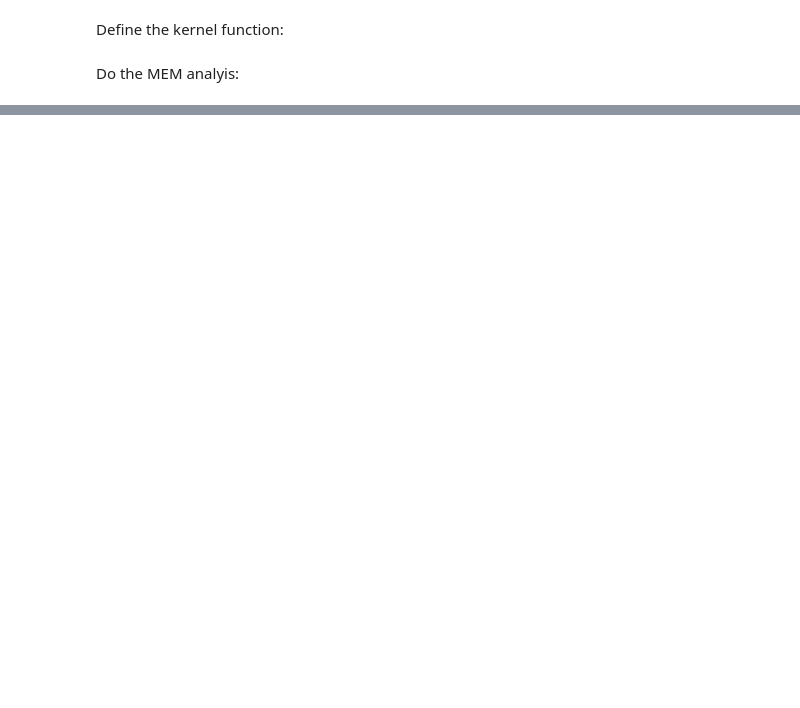
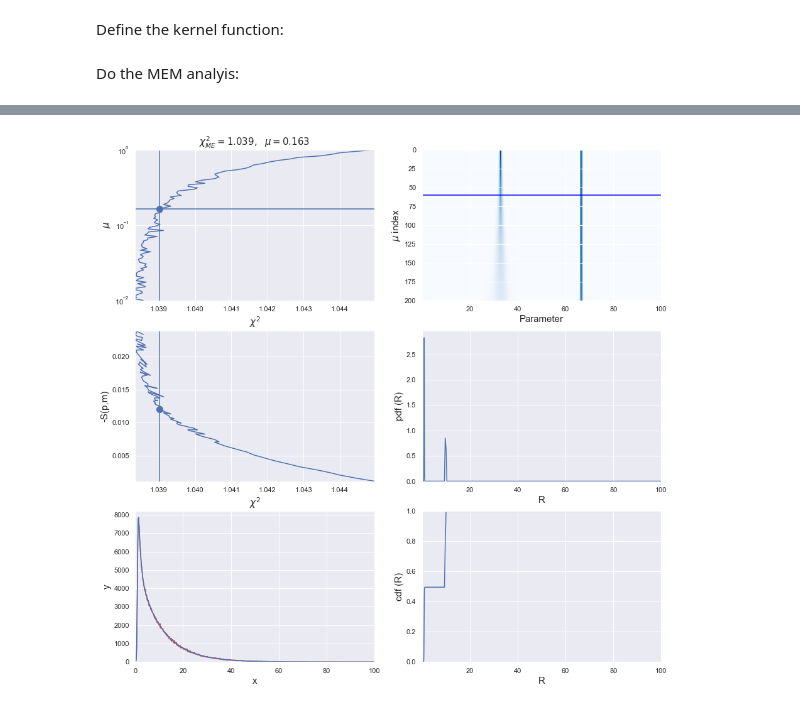
Before and after one commit to AndersBarth/MEMtoolbox, a Jupyter notebook: example_TCSPC.ipynb, the cells around one changed output, grey strips where cells are left out. Cells and saved outputs as stored; diff of their text form; code cells hidden in the pictures; blank space fills up the shorter version.

```diff
--- a/example_TCSPC.ipynb
+++ b/example_TCSPC.ipynb
@@ -28,0 +48,11 @@ Do the MEM analyis:
+# %%
+param_range = np.logspace(-1,2,200)
+# precalculations
+F_R, param_range, mParam, c, q, H = kernel_calculation(t, model, lambda x : kernel_function(t,x,IRF), param_range)
+p, muRange, chiRange, SRange = solve_MEM(c,q,H,mParam)
+result = A2pdf(p,mParam,param_range)
+plot_MEM(60,t,model,param_range,mParam,p,F_R,chiRange,muRange,SRange)
+param_range_logspace = param_range.copy()
+result_logspace = result[60,:]
+# %% [output]
+[figure, added]
```
Also changed, not shown: parts of 7 cells of this notebook, 1 other file.
